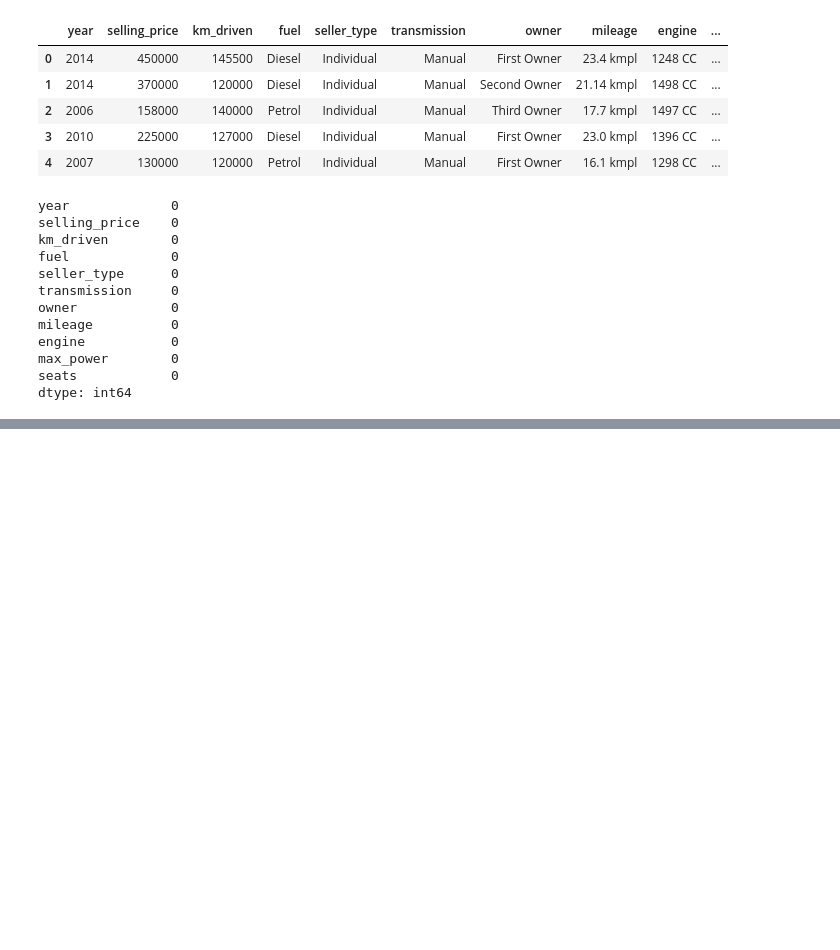
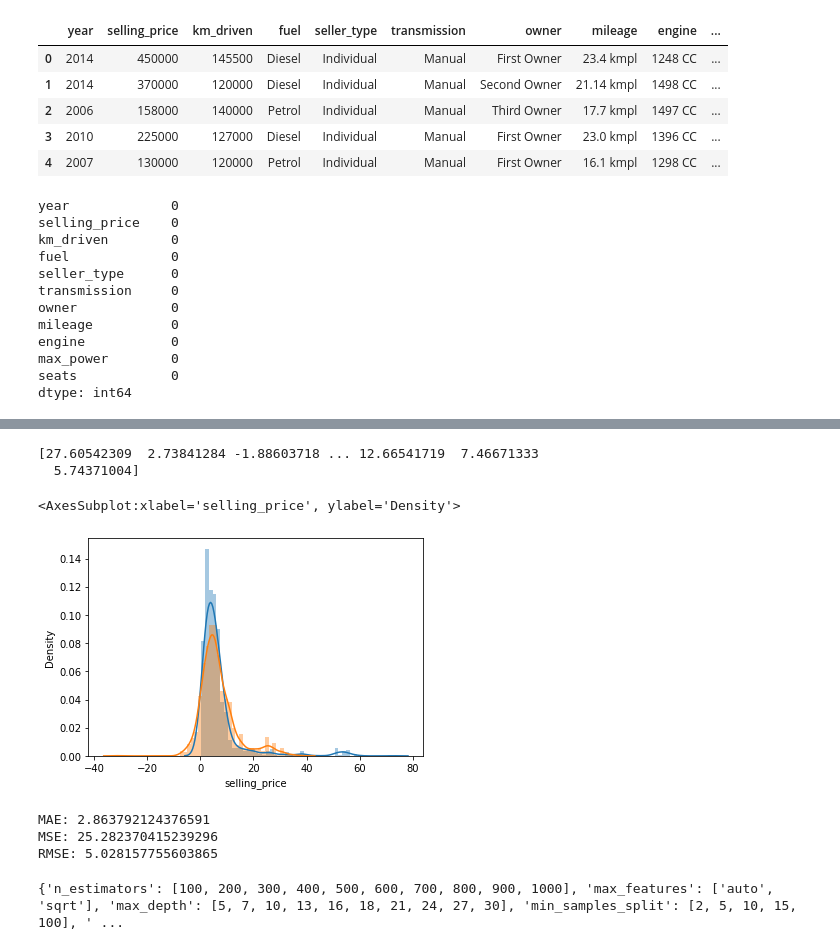
Before and after one commit to harshitgupta1998/CarDekhoData, a Jupyter notebook: new_dataset.ipynb, the cells around one changed output, grey strips where cells are left out. Cells and saved outputs as stored; diff of their text form; code cells hidden in the pictures; blank space fills up the shorter version.

```diff
--- a/new_dataset.ipynb
+++ b/new_dataset.ipynb
@@ -159,0 +209,3 @@ print(x)
+# %%
+from sklearn.model_selection import train_test_split
+X_train,X_test, y_train, y_test =train_test_split(x,y,test_size=0.2)
@@ -159,0 +227,9 @@ print(x)
+# %%
+# from sklearn.svm import SVR
+# regressor = SVR(kernel = 'rbf')
+# regressor.fit(X_train, y_train)
+from sklearn.linear_model import LinearRegression
+from sklearn.linear_model import ElasticNet
+
+reg = LinearRegression().fit(X_train, y_train)
+#reg = ElasticNet().fit(X_train, y_train)
@@ -159,0 +253,24 @@ print(x)
+# %%
+import seaborn as sns
+#predictions=regressor.predict(X_test)
+predictions=reg.predict(X_test)
+print(predictions)
+sns.distplot(y_test)
+
+sns.distplot(predictions)
+#sns.distplot(y_test-predictions)
+# %% [output]
+[27.60542309  2.73841284 -1.88603718 ... 12.66541719  7.46671333
+  5.74371004]
+<AxesSubplot:xlabel='selling_price', ylabel='Density'>
+[figure, added]
+# %%
+from sklearn import metrics
+import numpy as np
+print('MAE:', metrics.mean_absolute_error(y_test, predictions))
+print('MSE:', metrics.mean_squared_error(y_test, predictions))
+print('RMSE:', np.sqrt(metrics.mean_squared_error(y_test, predictions)))
+# %% [output]
+MAE: 2.863792124376591
+MSE: 25.282370415239296
+RMSE: 5.028157755603865
@@ -159,0 +288,11 @@ print(x)
+# %%
+random_grid = {'n_estimators': n_estimators,
+               'max_features': max_features,
+               'max_depth': max_depth,
+               'min_samples_split': min_samples_split,
+               'min_samples_leaf': min_samples_leaf}
+
+print(random_grid)
+rf = RandomForestRegressor()
+# %% [output]
+{'n_estimators': [100, 200, 300, 400, 500, 600, 700, 800, 900, 1000], 'max_features': ['auto', 'sqrt'], 'max_depth': [5, 7, 10, 13, 16, 18, 21, 24, 27, 30], 'min_samples_split': [2, 5, 10, 15, 100], ' ...
```
Also changed, not shown: parts of 25 cells of this notebook, 2 other files.
